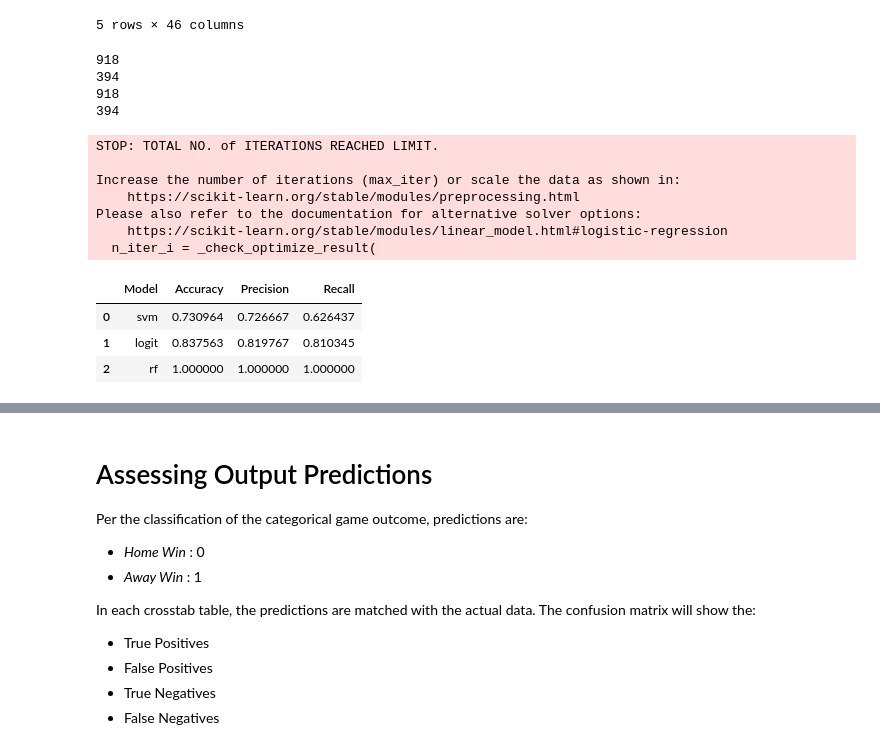
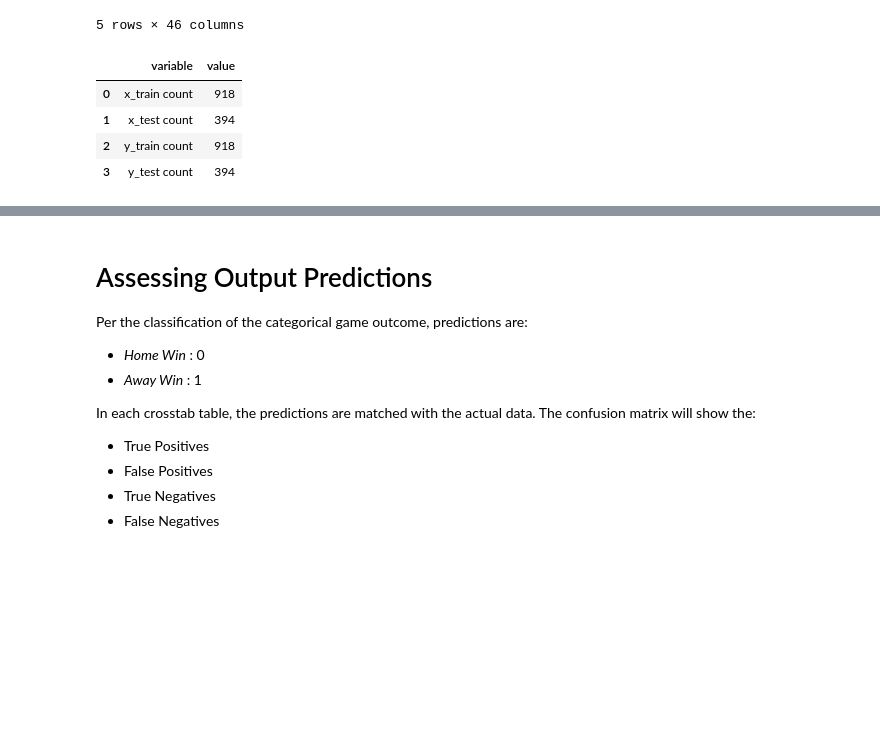
Before and after one commit to RyanSchraeder/StanleyCupPredictions, a Jupyter notebook: notebooks/model.ipynb, the cells around one changed output, grey strips where cells are left out. Saved outputs shown, nothing was run; the diff lists cells and outputs as text; code cells hidden in the pictures; blank space fills up the shorter version.

Commit message:
updated model class and created new ensemble model

```diff
--- a/notebooks/model.ipynb
+++ b/notebooks/model.ipynb
@@ -374,75 +381,23 @@ classification_df.head()
 # %%
 # Game Outcome Predictors
 x = classification_df.loc[:, classification_df.columns != 'outcome']
 y = classification_df['outcome']
 
 # Use a train and test split for initial training & testing, then apply predictions
 # to the initial data
 
 x_train, x_test, y_train, y_test = train_test_split(x, y, test_size=0.30, random_state=42)
 
 # Length of Values
-for i in (x_train, x_test, y_train, y_test):
-    print(len(i))
+pd.DataFrame({
+    "x_train count": len(x_train),
+    "x_test count":len(x_test),
+    "y_train count":len(y_train),
+    "y_test count":len(y_test)
+},index=[0]).melt()
 # %% [output]
-918
-394
-918
-394
+|  | variable | value |
+| 0 | x_train count | 918 |
+| 1 | x_test count | 394 |
+| 2 | y_train count | 918 |
+| 3 | y_test count | 394 |
-# %%
-# Algos
-logit = LogisticRegression(random_state=42)
-svm = SVC(kernel='rbf', gamma=0.05)
-random_forest = RandomForestClassifier(n_estimators=50, min_samples_split=10, random_state=1)
-
-## Fits & Predictions
-svm.fit(x_train, y_train)
-svm_predictions = svm.predict(x_test)
-
-logit = logit.fit(x_train, y_train)
-logit_predictions = logit.predict(x_test)
-
-random_forest = random_forest.fit(x_train, y_train)
-random_forest_predictions = random_forest.predict(x_test)
-# %% [output]
-STOP: TOTAL NO. of ITERATIONS REACHED LIMIT.
-
-Increase the number of iterations (max_iter) or scale the data as shown in:
-    https://scikit-learn.org/stable/modules/preprocessing.html
-Please also refer to the documentation for alternative solver options:
-    https://scikit-learn.org/stable/modules/linear_model.html#logistic-regression
-  n_iter_i = _check_optimize_result(
-# %%
-
-# Model Accuracy: how often is the classifier correct?
-accsvm = metrics.accuracy_score(y_test, svm_predictions)
-acclogit = metrics.accuracy_score(y_test, logit_predictions)
-accrf = metrics.accuracy_score(y_test, random_forest_predictions)
-
-# Model Precision: what percent of true positives does the classifier have when compared to false positives?
-# i.e. - How many predictions are accurate?
-# tp / (tp + fp)
-
-precsvm = metrics.precision_score(y_test, svm_predictions)
-preclogit = metrics.precision_score(y_test, logit_predictions)
-precrf = metrics.precision_score(y_test, random_forest_predictions)
-
-# Model Recall: what percent of true positives does the classifier have when compared to false negatives?
-# i.e. How many predictions ar
-# tp / (tp + fn)
-recsvm = metrics.recall_score(y_test, svm_predictions)
-reclogit = metrics.recall_score(y_test, logit_predictions)
-recrf = metrics.recall_score(y_test, random_forest_predictions)
-
-scores_table = pd.DataFrame({
-    'Model': ['svm', 'logit', 'rf'],
-    'Accuracy': [accsvm, acclogit, accrf],
-    'Precision': [precsvm, preclogit, precrf],
-    'Recall': [recsvm, reclogit, recrf]
-})
-scores_table
-# %% [output]
-|  | Model | Accuracy | Precision | Recall |
-| 0 | svm | 0.730964 | 0.726667 | 0.626437 |
-| 1 | logit | 0.837563 | 0.819767 | 0.810345 |
-| 2 | rf | 1.000000 | 1.000000 | 1.000000 |
```
Also changed, not shown: parts of 10 cells of this notebook, 3 other files.
